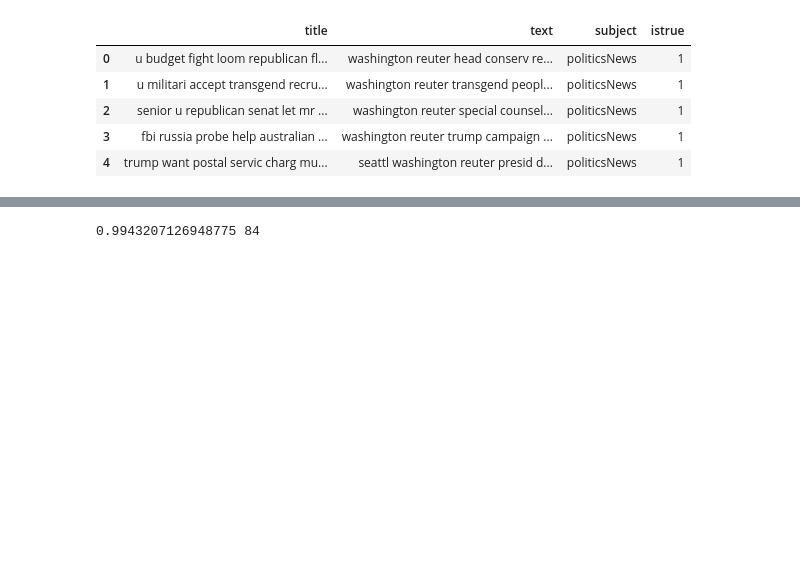
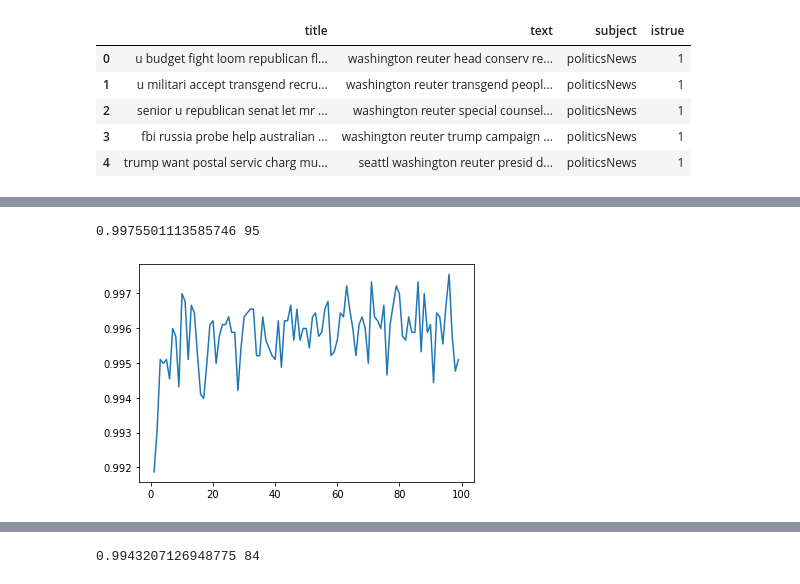
Before and after one commit to iShoFen/FakeNewsAI, a Jupyter notebook: Work/Study.ipynb, the cells around one changed output, grey strips where cells are left out. Drawn from its saved outputs; the diff is of its cells as text; code cells hidden in the pictures; blank space fills up the shorter version.

```diff
--- a/Work/Study.ipynb
+++ b/Work/Study.ipynb
@@ -172,0 +191,13 @@ def print_accuracy(accu_r, acc) :
+# %%
+accu = []
+for val in accu_range :
+    x_svm_train, x_svm_test, y_svm_train, y_svm_test = train_test_split(X, Y, test_size=0.2, random_state=val)
+    tree = DecisionTreeClassifier(max_depth=val, random_state=val*10)
+    classifier = tree.fit(x_svm_train, y_svm_train)
+    y_prediction = classifier.predict(x_svm_test)
+    accu.append(accuracy_score(y_svm_test, y_prediction))
+
+print_accuracy(accu_range, accu)
+# %% [output]
+0.9975501113585746 95
+[figure, added]
```
Also changed, not shown: parts of 7 cells of this notebook, 1 other file.
